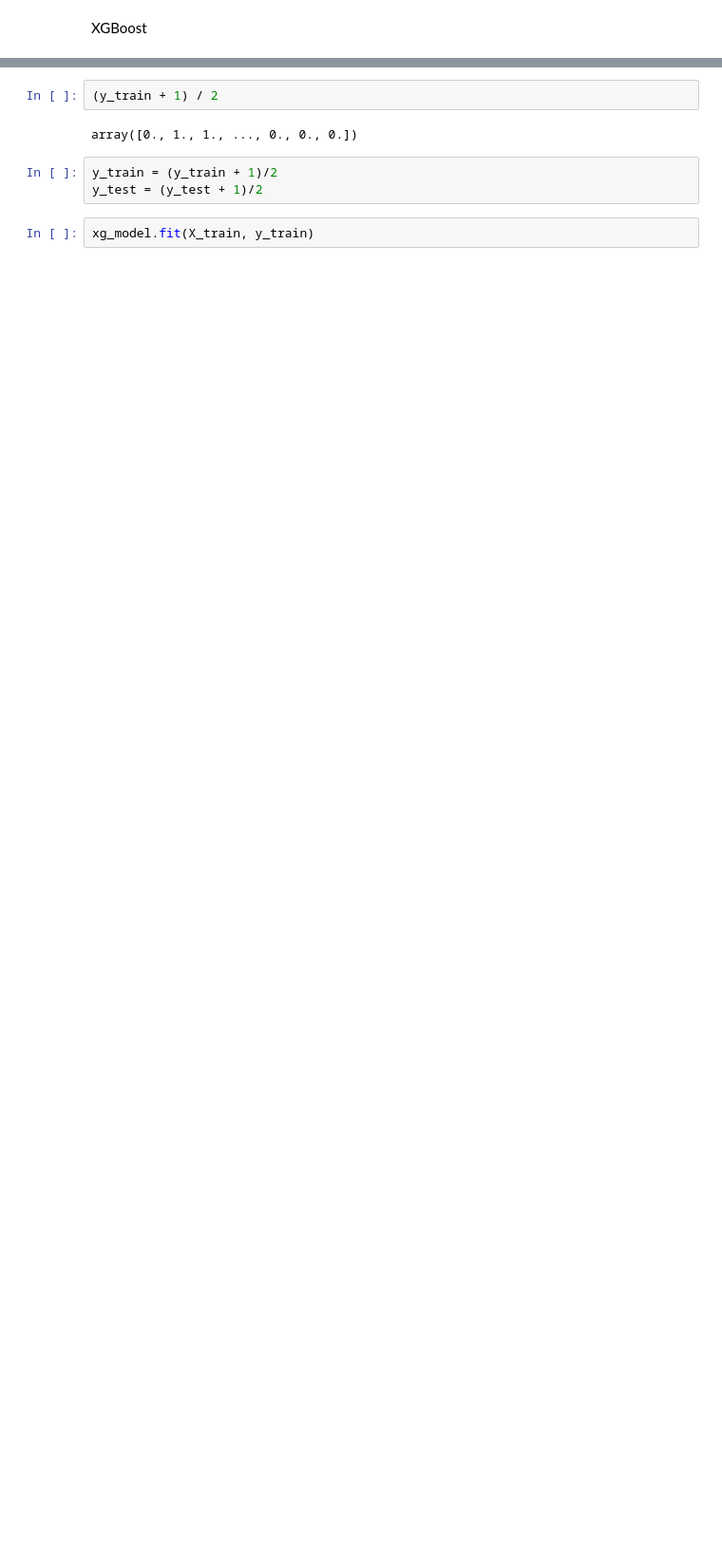
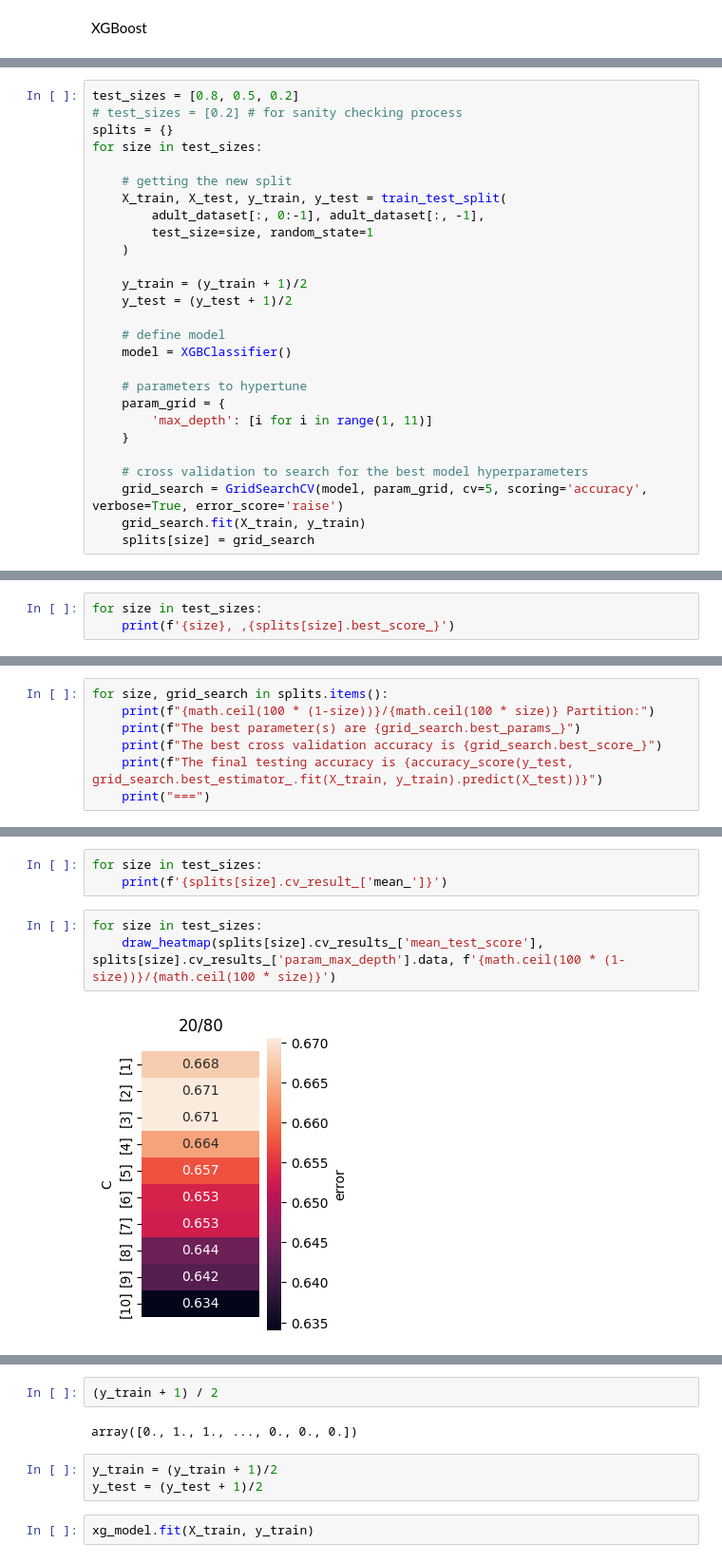
Before and after one commit to e7song/comparing-classification-algorithms, a Jupyter notebook: code/adult-code.ipynb, the cells around one changed output, grey strips where cells are left out. Shown at 95% size. Drawn from its saved outputs; the diff is of its cells as text; blank space fills up the shorter version.

```diff
--- a/code/adult-code.ipynb
+++ b/code/adult-code.ipynb
@@ -205,0 +235,27 @@ xg_model = XGBClassifier(n_estimators=100, random_state=42)
+# %%
+test_sizes = [0.8, 0.5, 0.2]
+# test_sizes = [0.2] # for sanity checking process
+splits = {}
+for size in test_sizes:
+
+    # getting the new split
+    X_train, X_test, y_train, y_test = train_test_split(
+        adult_dataset[:, 0:-1], adult_dataset[:, -1],
+        test_size=size, random_state=1
+    )
+
+    y_train = (y_train + 1)/2
+    y_test = (y_test + 1)/2
+
+    # define model
+    model = XGBClassifier()
+
+    # parameters to hypertune
+    param_grid = {
+        'max_depth': [i for i in range(1, 11)]
+    }
+
+    # cross validation to search for the best model hyperparameters
+    grid_search = GridSearchCV(model, param_grid, cv=5, scoring='accuracy', verbose=True, error_score='raise')
+    grid_search.fit(X_train, y_train)
+    splits[size] = grid_search
@@ -205,0 +266,3 @@ xg_model = XGBClassifier(n_estimators=100, random_state=42)
+# %%
+for size in test_sizes:
+    print(f'{size}, ,{splits[size].best_score_}')
@@ -205,0 +273,7 @@ xg_model = XGBClassifier(n_estimators=100, random_state=42)
+# %%
+for size, grid_search in splits.items():
+    print(f"{math.ceil(100 * (1-size))}/{math.ceil(100 * size)} Partition:")
+    print(f"The best parameter(s) are {grid_search.best_params_}")
+    print(f"The best cross validation accuracy is {grid_search.best_score_}")
+    print(f"The final testing accuracy is {accuracy_score(y_test, grid_search.best_estimator_.fit(X_train, y_train).predict(X_test))}")
+    print("===")
@@ -205,0 +296,8 @@ xg_model = XGBClassifier(n_estimators=100, random_state=42)
+# %%
+for size in test_sizes:
+    print(f'{splits[size].cv_result_['mean_']}')
+# %%
+for size in test_sizes:
+    draw_heatmap(splits[size].cv_results_['mean_test_score'], splits[size].cv_results_['param_max_depth'].data, f'{math.ceil(100 * (1-size))}/{math.ceil(100 * size)}')
+# %% [output]
+[figure, added]
```
Also changed, not shown: parts of 33 cells of this notebook, 4 other files.
